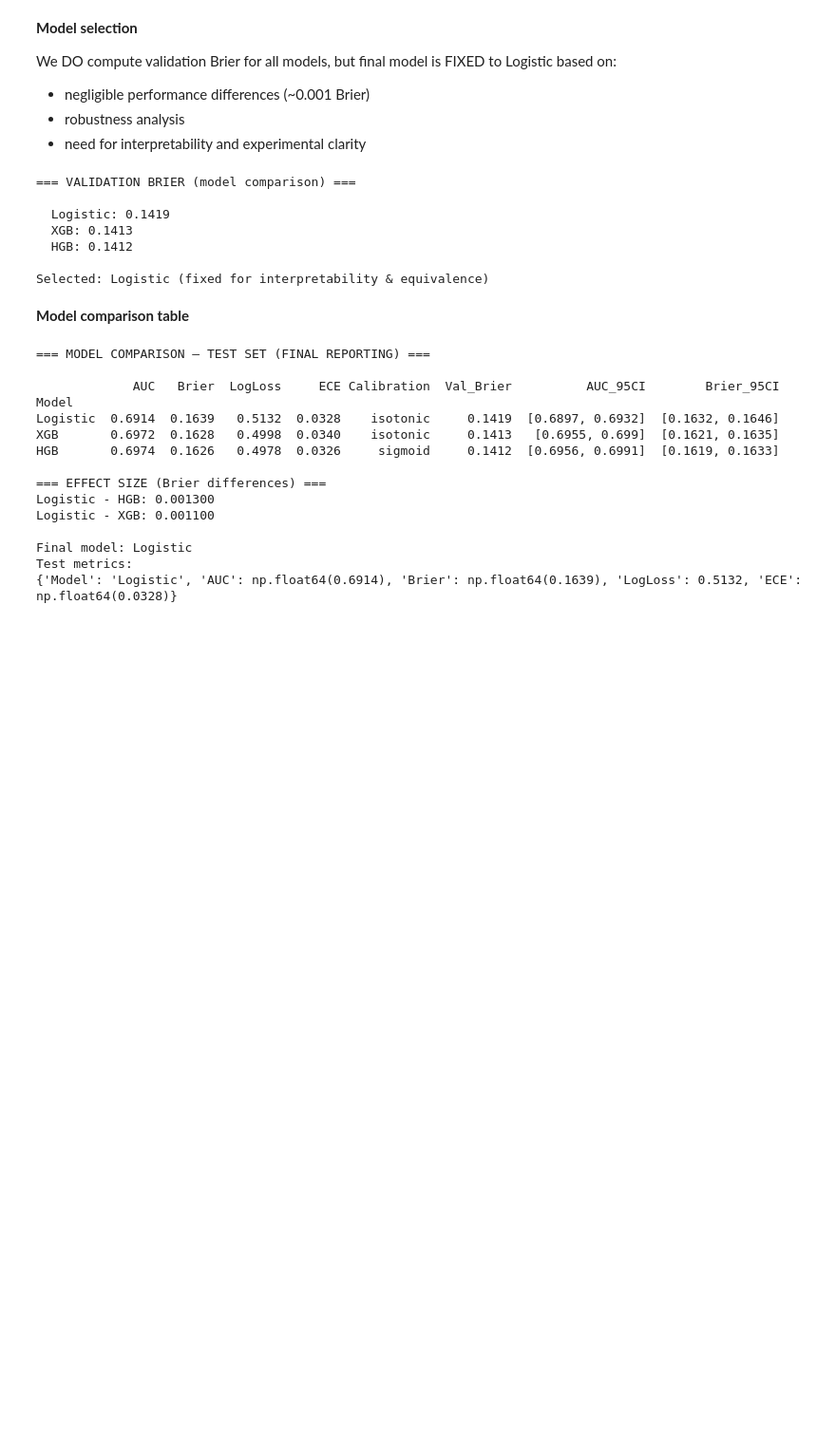
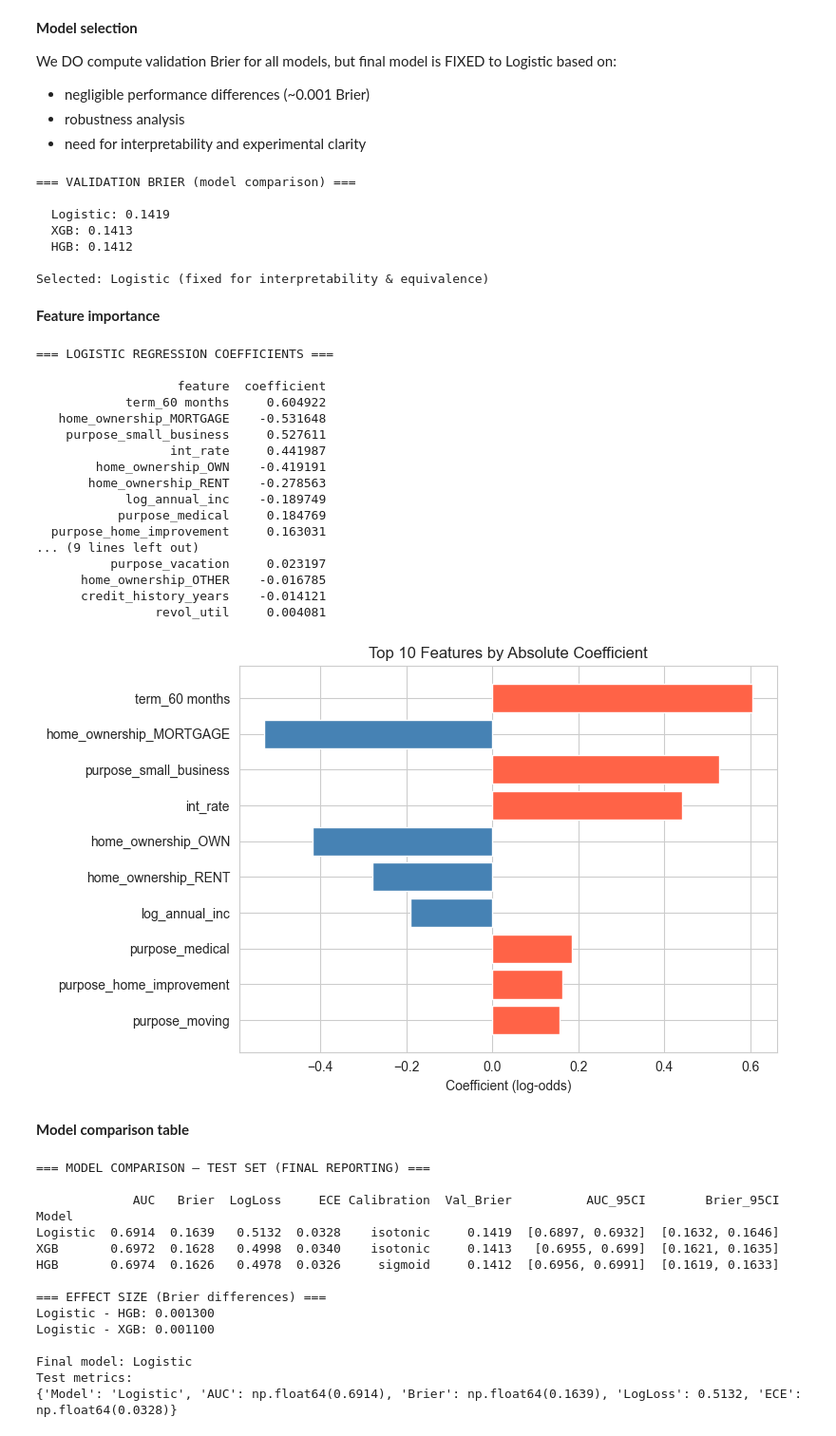
Before and after one commit to anna-asatryan/capstone, a Jupyter notebook: codes/notebooks/modeling.ipynb, the cells around one changed output. Shown at 95% size. Drawn from its saved outputs; the diff is of its cells as text; code cells hidden in the pictures; blank space fills up the shorter version.

```diff
--- a/codes/notebooks/modeling.ipynb
+++ b/codes/notebooks/modeling.ipynb
@@ -485,6 +485,67 @@ test_output['pred_prob'] = final_probs
   HGB: 0.1412
 
 Selected: Logistic (fixed for interpretability & equivalence)
+# %% [markdown]
+**Feature importance**
+# %%
+# Get the fitted pipeline
+final_pipe = trained['Logistic']['model']
+
+# The calibrated model wraps the base pipeline
+base_pipe = final_pipe.calibrated_classifiers_[0].estimator
+preprocessor_fitted = base_pipe.named_steps['preprocessor']
+lr_model = base_pipe.named_steps['model']
+
+# Get feature names after preprocessing
+num_names = NUM_COLS
+cat_encoder = preprocessor_fitted.named_transformers_['cat'].named_steps['onehot']
+cat_names = list(cat_encoder.get_feature_names_out(CAT_COLS))
+all_names = num_names + cat_names
+
+# Coefficients
+coef_df = pd.DataFrame({
+    'feature': all_names,
+    'coefficient': lr_model.coef_[0]
+}).sort_values('coefficient', key=abs, ascending=False)
+
+print("=== LOGISTIC REGRESSION COEFFICIENTS ===\n")
+print(coef_df.to_string(index=False))
+
+# Save for paper
+coef_df.to_csv("../../artifacts/lr_coefficients.csv", index=False)
+
+# Plot top 10
+fig, ax = plt.subplots(figsize=(8, 5))
+top = coef_df.head(10)
+colors = ['tomato' if c > 0 else 'steelblue' for c in top['coefficient']]
+ax.barh(range(len(top)), top['coefficient'].values, color=colors)
+ax.set_yticks(range(len(top)))
+ax.set_yticklabels(top['feature'].values)
+ax.set_xlabel("Coefficient (log-odds)")
+ax.set_title("Top 10 Features by Absolute Coefficient")
+ax.invert_yaxis()
+plt.tight_layout()
+plt.savefig("../visualizations/feature_importance.png", dpi=150, bbox_inches='tight')
+plt.show()
+# %% [output]
+=== LOGISTIC REGRESSION COEFFICIENTS ===
+
+                   feature  coefficient
+            term_60 months     0.604922
+   home_ownership_MORTGAGE    -0.531648
+    purpose_small_business     0.527611
+                  int_rate     0.441987
+        home_ownership_OWN    -0.419191
+       home_ownership_RENT    -0.278563
+            log_annual_inc    -0.189749
+           purpose_medical     0.184769
+  purpose_home_improvement     0.163031
+... (9 lines left out)
+          purpose_vacation     0.023197
+      home_ownership_OTHER    -0.016785
+      credit_history_years    -0.014121
+                revol_util     0.004081
+[figure, added]
 # %% [markdown]
 **Model comparison table**
 # %%
```
Also changed, not shown: parts of 4 cells of this notebook, 33 other files.
